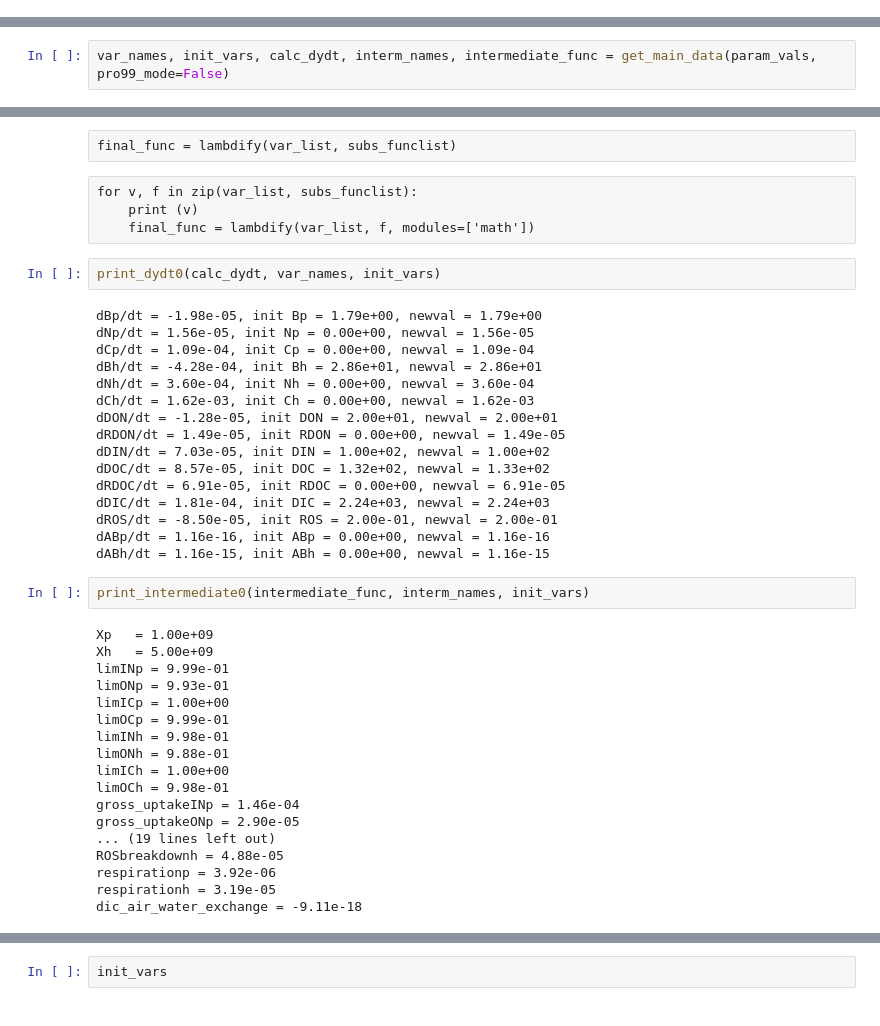
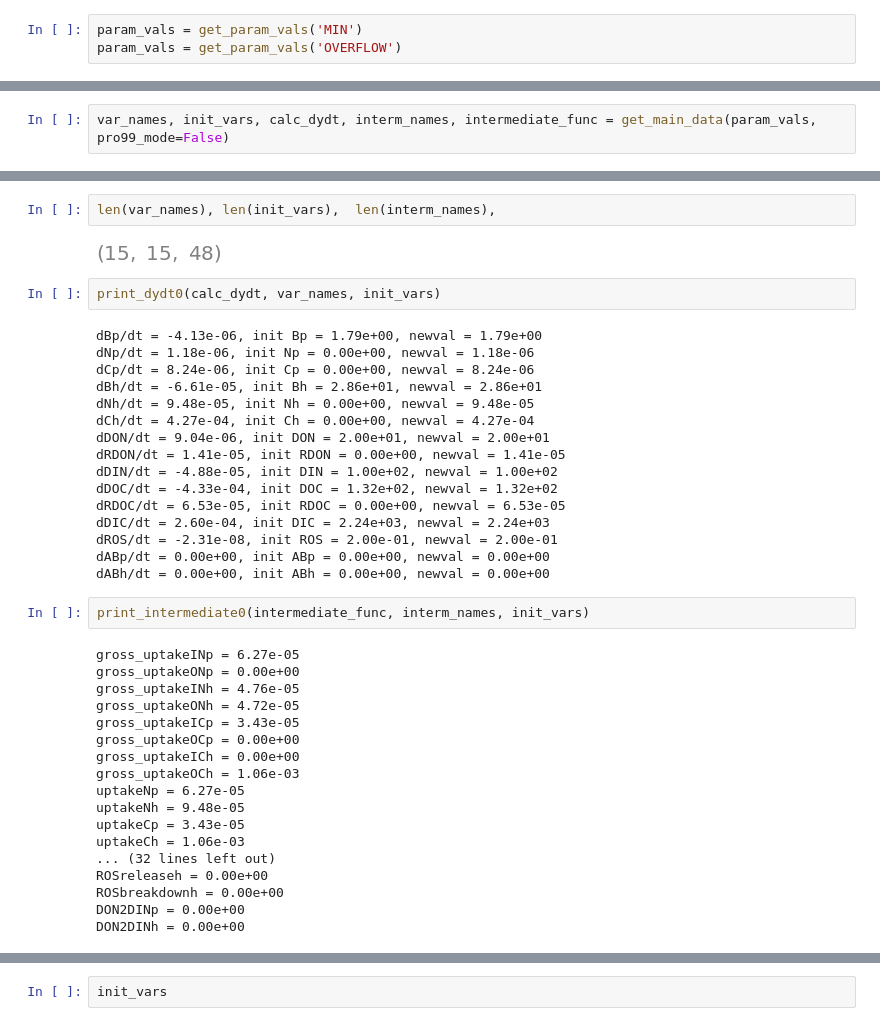
Before and after one commit to wosnat/recycle_model, a Jupyter notebook: model_store_cc.ipynb, the cells around one changed output, grey strips where cells are left out. Saved outputs shown, nothing was run; the diff lists cells and outputs as text.

```diff
--- a/model_store_cc.ipynb
+++ b/model_store_cc.ipynb
@@ -71 +71,4 @@ Index(['Unnamed: 0.1', 'Unnamed: 0', 'day', '1A3', 'cc 1A3', 'cc mit9312',
       dtype='object')
+# %%
+param_vals = get_param_vals('MIN')
+param_vals = get_param_vals('OVERFLOW')
@@ -135,45 +149,43 @@ var_names, init_vars, calc_dydt, interm_names, intermediate_func = get_main_data
-# %% [raw]
-final_func = lambdify(var_list, subs_funclist)
-# %% [raw]
-for v, f in zip(var_list, subs_funclist):
-    print (v)
-    final_func = lambdify(var_list, f, modules=['math'])
+# %%
+len(var_names), len(init_vars),  len(interm_names),
+# %% [output]
+[figure, added]
 # %%
 print_dydt0(calc_dydt, var_names, init_vars)
 # %% [output]
-dBp/dt = -1.98e-05, init Bp = 1.79e+00, newval = 1.79e+00
-dNp/dt = 1.56e-05, init Np = 0.00e+00, newval = 1.56e-05
-dCp/dt = 1.09e-04, init Cp = 0.00e+00, newval = 1.09e-04
-dBh/dt = -4.28e-04, init Bh = 2.86e+01, newval = 2.86e+01
-dNh/dt = 3.60e-04, init Nh = 0.00e+00, newval = 3.60e-04
-dCh/dt = 1.62e-03, init Ch = 0.00e+00, newval = 1.62e-03
-dDON/dt = -1.28e-05, init DON = 2.00e+01, newval = 2.00e+01
-dRDON/dt = 1.49e-05, init RDON = 0.00e+00, newval = 1.49e-05
-dDIN/dt = 7.03e-05, init DIN = 1.00e+02, newval = 1.00e+02
-dDOC/dt = 8.57e-05, init DOC = 1.32e+02, newval = 1.33e+02
-dRDOC/dt = 6.91e-05, init RDOC = 0.00e+00, newval = 6.91e-05
-dDIC/dt = 1.81e-04, init DIC = 2.24e+03, newval = 2.24e+03
-dROS/dt = -8.50e-05, init ROS = 2.00e-01, newval = 2.00e-01
-dABp/dt = 1.16e-16, init ABp = 0.00e+00, newval = 1.16e-16
-dABh/dt = 1.16e-15, init ABh = 0.00e+00, newval = 1.16e-15
+dBp/dt = -4.13e-06, init Bp = 1.79e+00, newval = 1.79e+00
+dNp/dt = 1.18e-06, init Np = 0.00e+00, newval = 1.18e-06
+dCp/dt = 8.24e-06, init Cp = 0.00e+00, newval = 8.24e-06
+dBh/dt = -6.61e-05, init Bh = 2.86e+01, newval = 2.86e+01
+dNh/dt = 9.48e-05, init Nh = 0.00e+00, newval = 9.48e-05
+dCh/dt = 4.27e-04, init Ch = 0.00e+00, newval = 4.27e-04
+dDON/dt = 9.04e-06, init DON = 2.00e+01, newval = 2.00e+01
+dRDON/dt = 1.41e-05, init RDON = 0.00e+00, newval = 1.41e-05
+dDIN/dt = -4.88e-05, init DIN = 1.00e+02, newval = 1.00e+02
+dDOC/dt = -4.33e-04, init DOC = 1.32e+02, newval = 1.32e+02
+dRDOC/dt = 6.53e-05, init RDOC = 0.00e+00, newval = 6.53e-05
+dDIC/dt = 2.60e-04, init DIC = 2.24e+03, newval = 2.24e+03
+dROS/dt = -2.31e-08, init ROS = 2.00e-01, newval = 2.00e-01
+dABp/dt = 0.00e+00, init ABp = 0.00e+00, newval = 0.00e+00
+dABh/dt = 0.00e+00, init ABh = 0.00e+00, newval = 0.00e+00
 # %%
 print_intermediate0(intermediate_func, interm_names, init_vars)
 # %% [output]
-Xp   = 1.00e+09
-Xh   = 5.00e+09
-limINp = 9.99e-01
-limONp = 9.93e-01
-limICp = 1.00e+00
-limOCp = 9.99e-01
-limINh = 9.98e-01
-limONh = 9.88e-01
-limICh = 1.00e+00
-limOCh = 9.98e-01
-gross_uptakeINp = 1.46e-04
-gross_uptakeONp = 2.90e-05
-... (19 lines left out)
-ROSbreakdownh = 4.88e-05
-respirationp = 3.92e-06
-respirationh = 3.19e-05
-dic_air_water_exchange = -9.11e-18
+gross_uptakeINp = 6.27e-05
+gross_uptakeONp = 0.00e+00
+gross_uptakeINh = 4.76e-05
+gross_uptakeONh = 4.72e-05
+gross_uptakeICp = 3.43e-05
+gross_uptakeOCp = 0.00e+00
+gross_uptakeICh = 0.00e+00
+gross_uptakeOCh = 1.06e-03
+uptakeNp = 6.27e-05
+uptakeNh = 9.48e-05
+uptakeCp = 3.43e-05
+uptakeCh = 1.06e-03
+... (32 lines left out)
+ROSreleaseh = 0.00e+00
+ROSbreakdownh = 0.00e+00
+DON2DINp = 0.00e+00
+DON2DINh = 0.00e+00
 # %%
```
Also changed, not shown: parts of 54 cells of this notebook, 2 other files.
